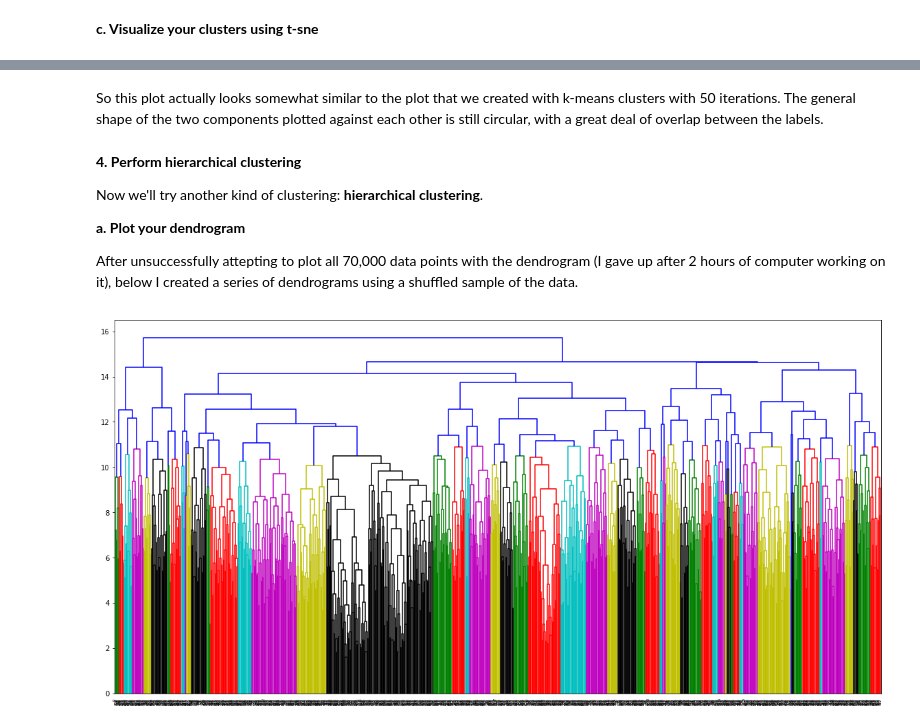
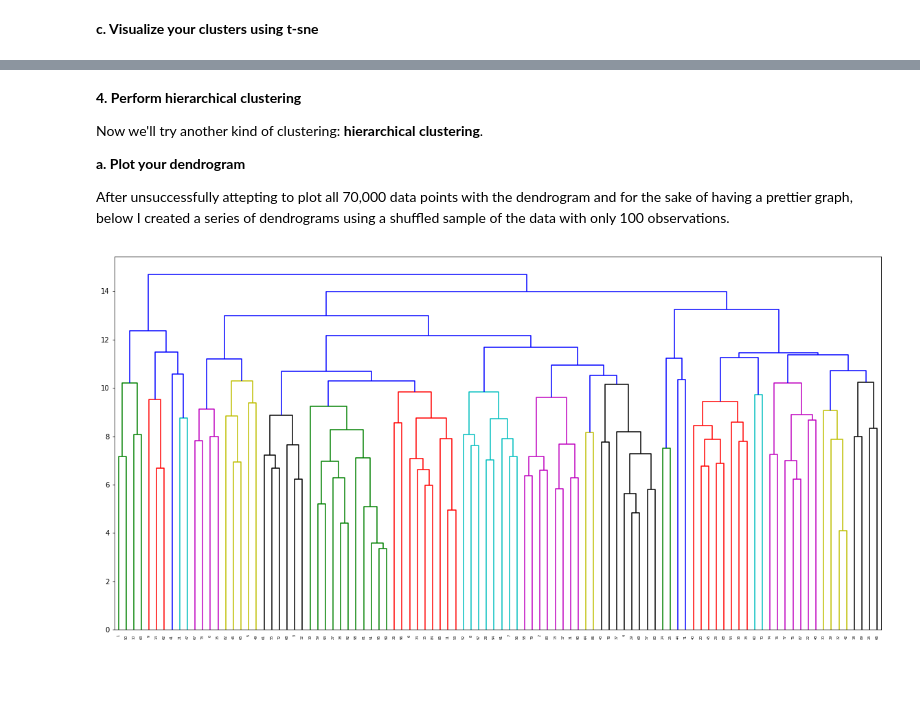
Before and after one commit to spencerrwise/homework5, a Jupyter notebook: Homework 5.ipynb, the cells around one changed output, grey strips where cells are left out. Cells and saved outputs as stored; diff of their text form; code cells hidden in the pictures; blank space fills up the shorter version.

```diff
--- a/Homework 5.ipynb
+++ b/Homework 5.ipynb
@@ -436,5 +399,3 @@ Text(0.5,1,'t-SNE: First Two Components with K-Means Clustering Labels (5 Iterat
-# %% [markdown]
-So this plot actually looks somewhat similar to the plot that we created with k-means clusters with 50 iterations. The general shape of the two components plotted against each other is still circular, with a great deal of overlap between the labels.
 # %% [markdown]
 **4. Perform hierarchical clustering**
 
@@ -442,14 +403,14 @@ Now we'll try another kind of clustering: **hierarchical clustering**.
 
 **a. Plot your dendrogram**
 
-After unsuccessfully attepting to plot all 70,000 data points with the dendrogram (I gave up after 2 hours of computer working on it), below I created a series of dendrograms using a shuffled sample of the data.
+After unsuccessfully attepting to plot all 70,000 data points with the dendrogram and for the sake of having a prettier graph, below I created a series of dendrograms using a shuffled sample of the data with only 100 observations.
 # %%
 X_shuffled = shuffle(X)
-Z = linkage(X_shuffled[0:1000], 'complete')
+Z = linkage(X_shuffled[0:100], 'complete')
 plt.figure(figsize=(20, 10))
 _ = dendrogram(Z)
 # %% [output]
-[figure, old version]
+[figure, new version]
 # %% [markdown]
 **b. How many clusters seem reasonable based off your graph?**
 
```
Also changed, not shown: parts of 23 cells of this notebook.
